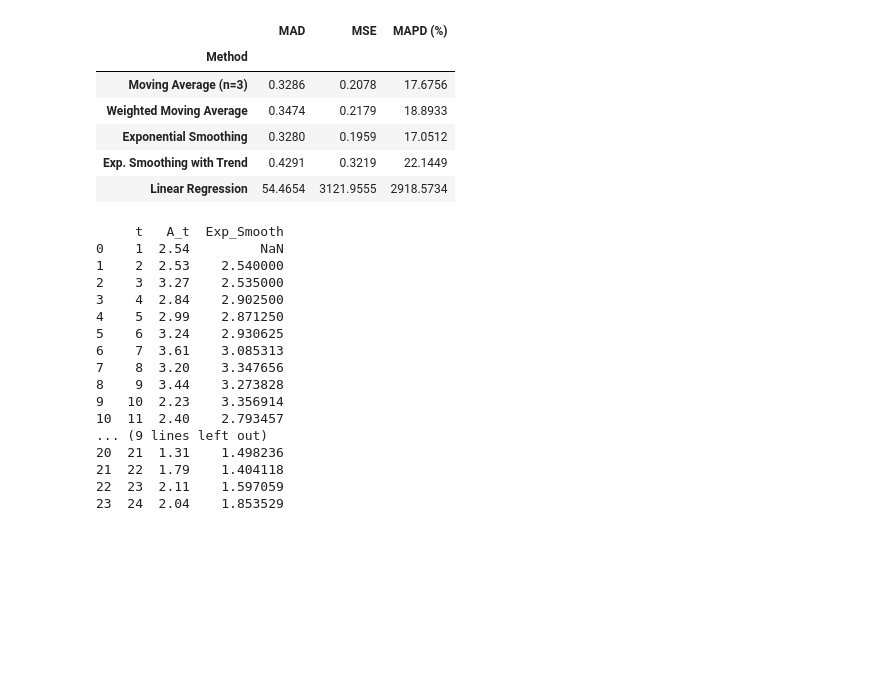
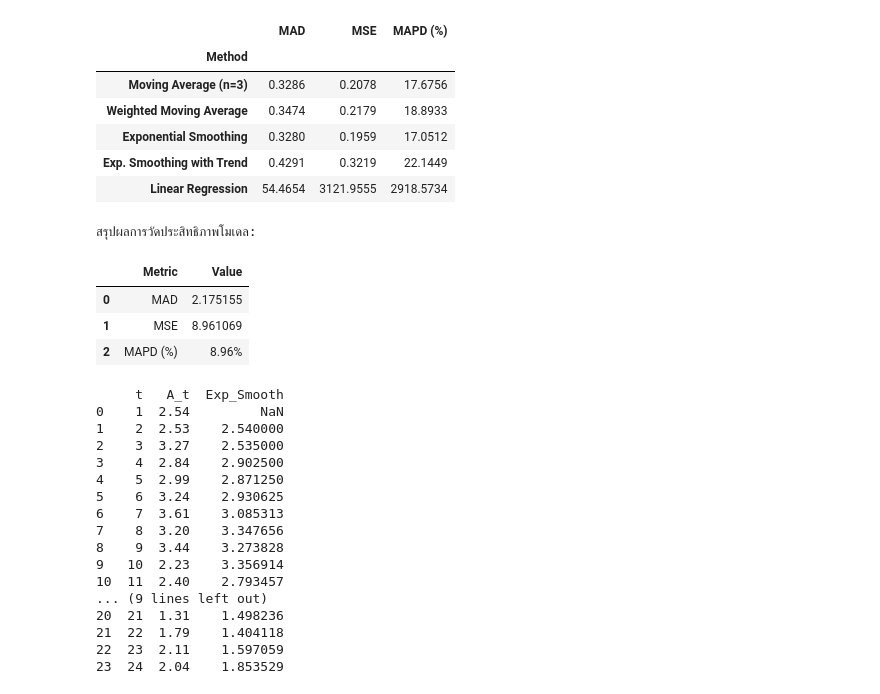
Before and after one commit to alicelouis47/Product_AMI, a Jupyter notebook: 2_Forecast.ipynb, the cells around one changed output. Saved outputs shown, nothing was run; the diff lists cells and outputs as text; code cells hidden in the pictures; blank space fills up the shorter version.

```diff
--- a/2_Forecast.ipynb
+++ b/2_Forecast.ipynb
@@ -1252,6 +1252,43 @@ display(df_summary.style.format(precision=4).highlight_min(axis=0, color='lightg
 | Exponential Smoothing | 0.3280 | 0.1959 | 17.0512 |
 | Exp. Smoothing with Trend | 0.4291 | 0.3219 | 22.1449 |
 | Linear Regression | 54.4654 | 3121.9555 | 2918.5734 |
+# %%
+import numpy as np
+import pandas as pd
+
+# 1. เตรียมข้อมูลสมมติ (Actual = ค่าจริง, Forecast = ค่าที่ทำนายได้)
+actual = np.array([43.16, 33.36, 18.76, 56.86])
+forecast = np.array([42.55831, 33.74355, 24.28676, 54.67138])
+
+def calculate_errors(y_true, y_pred):
+    # คำนวณหาค่าความแตกต่าง (Error)
+    errors = y_true - y_pred
+    abs_errors = np.abs(errors)
+
+    # คำนวณแต่ละ Metric
+    mad = np.mean(abs_errors)
+    mse = np.mean(errors**2)
+    mapd = np.mean(abs_errors / np.abs(y_true)) * 100
+
+    return mad, mse, mapd
+
+# 2. เรียกใช้ฟังก์ชัน
+mad, mse, mapd = calculate_errors(actual, forecast)
+
+# 3. แสดงผลลัพธ์ในรูปแบบตารางสวยงาม
+results = pd.DataFrame({
+    'Metric': ['MAD', 'MSE', 'MAPD (%)'],
+    'Value': [mad, mse, f"{mapd:.2f}%"]
+})
+
+print("สรุปผลการวัดประสิทธิภาพโมเดล:")
+display(results)
+# %% [output]
+สรุปผลการวัดประสิทธิภาพโมเดล:
+|  | Metric | Value |
+| 0 | MAD | 2.175155 |
+| 1 | MSE | 8.961069 |
+| 2 | MAPD (%) | 8.96% |
 # %%
 import pandas as pd
 import numpy as np
```
Also changed, not shown: parts of 1 cell of this notebook, 4 other files.
